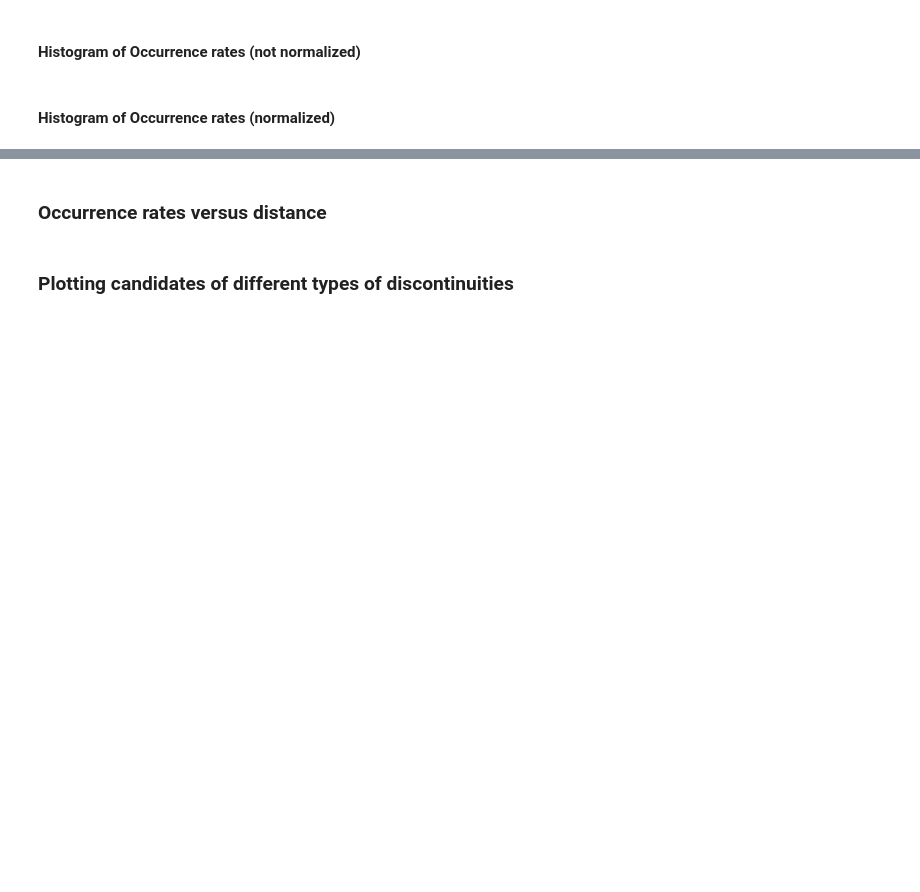
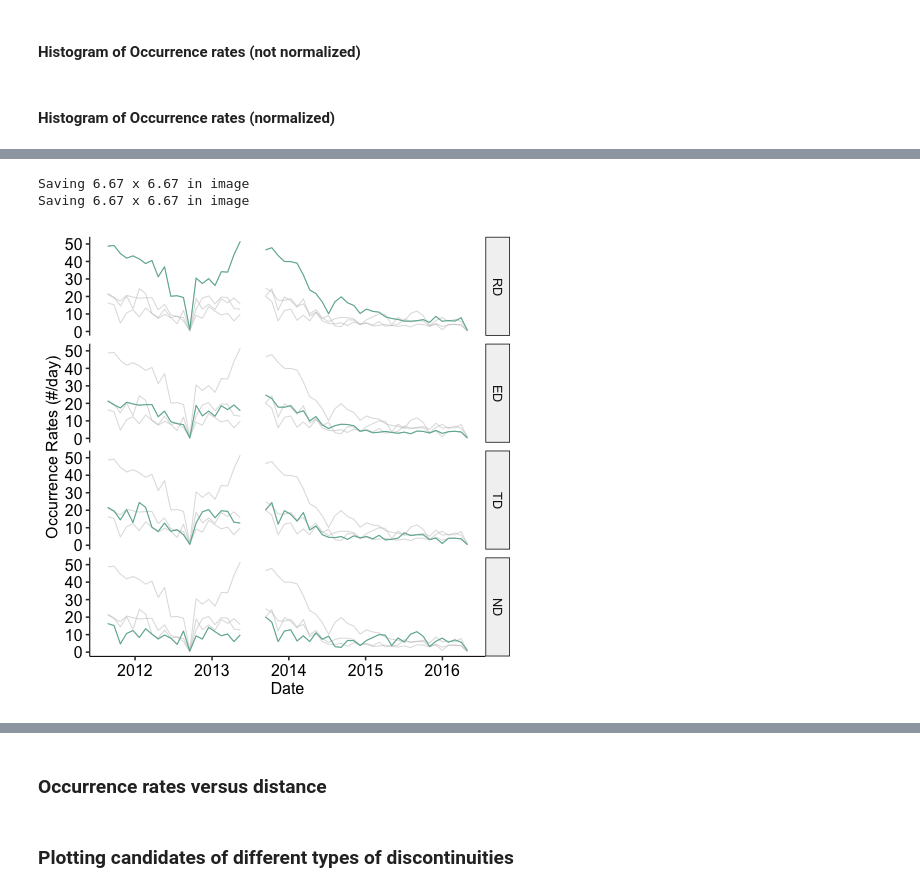
Before and after one commit to Beforerr/planet, a Jupyter notebook: nbs/_test.ipynb, the cells around one changed output, grey strips where cells are left out. Drawn from its saved outputs; the diff is of its cells as text; code cells hidden in the pictures; blank space fills up the shorter version.

```diff
--- a/nbs/_test.ipynb
+++ b/nbs/_test.ipynb
@@ -400,3 +541,6 @@ p
+# %%
+jno_count_filtered_df = get_count_by_type(jno_candidates_filtered, l_resolution)
+jno_count_normalized_filtered_df = normalize_count(jno_count_filtered_df, data, s_resolution, l_resolution)
 # %%
 sat = 'thb'
 files = f"../data/{sat}_data_sw.parquet"
@@ -428 +568,9 @@ thb_count_normalized_df = thb_count_df.join(duration_df, left_on='truncated_time
+# %%
+%%R
+p1_f <- plot_count_am(jno_count_normalized_filtered_df)
+save_plot("count_am_jno_filtered")
+# %% [output]
+Saving 6.67 x 6.67 in image
+Saving 6.67 x 6.67 in image
+[figure, added]
 # %%
```
Also changed, not shown: parts of 32 cells of this notebook, 18 other files.
